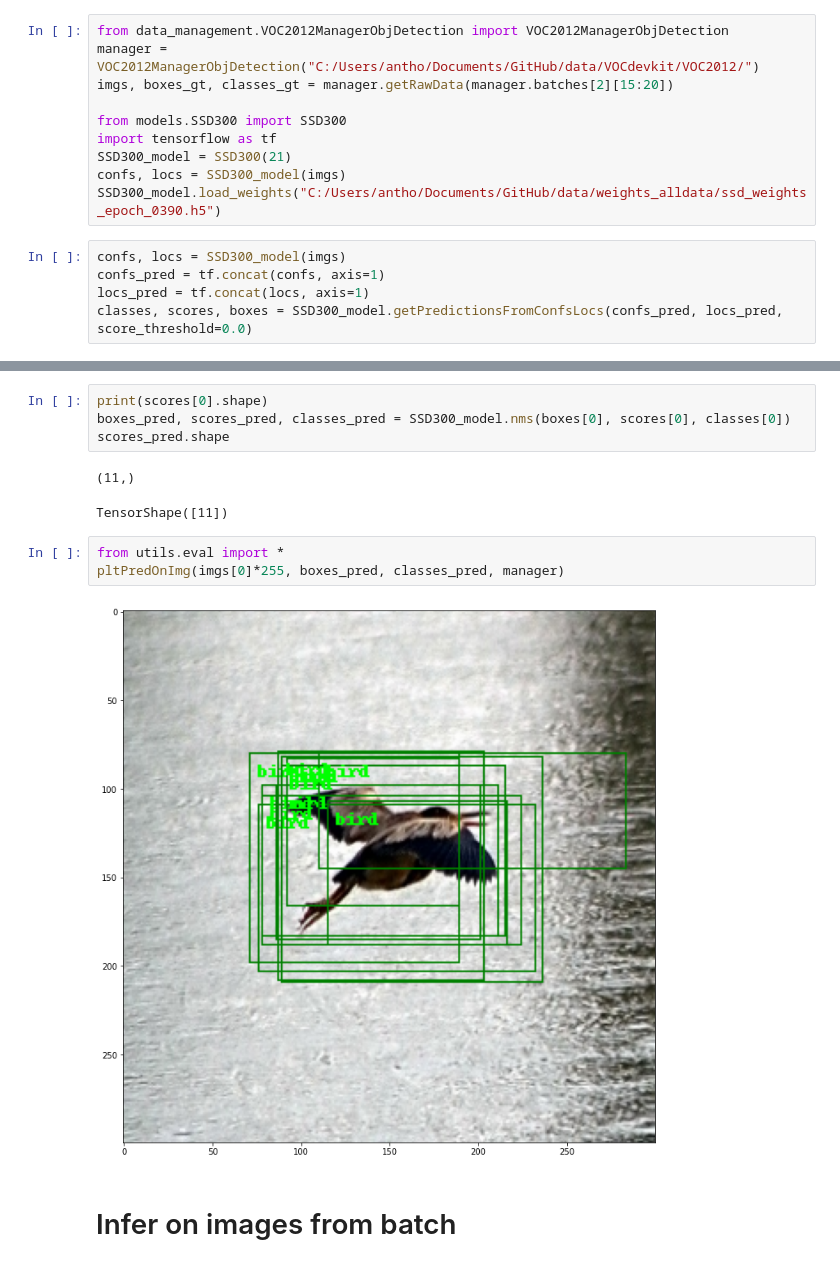
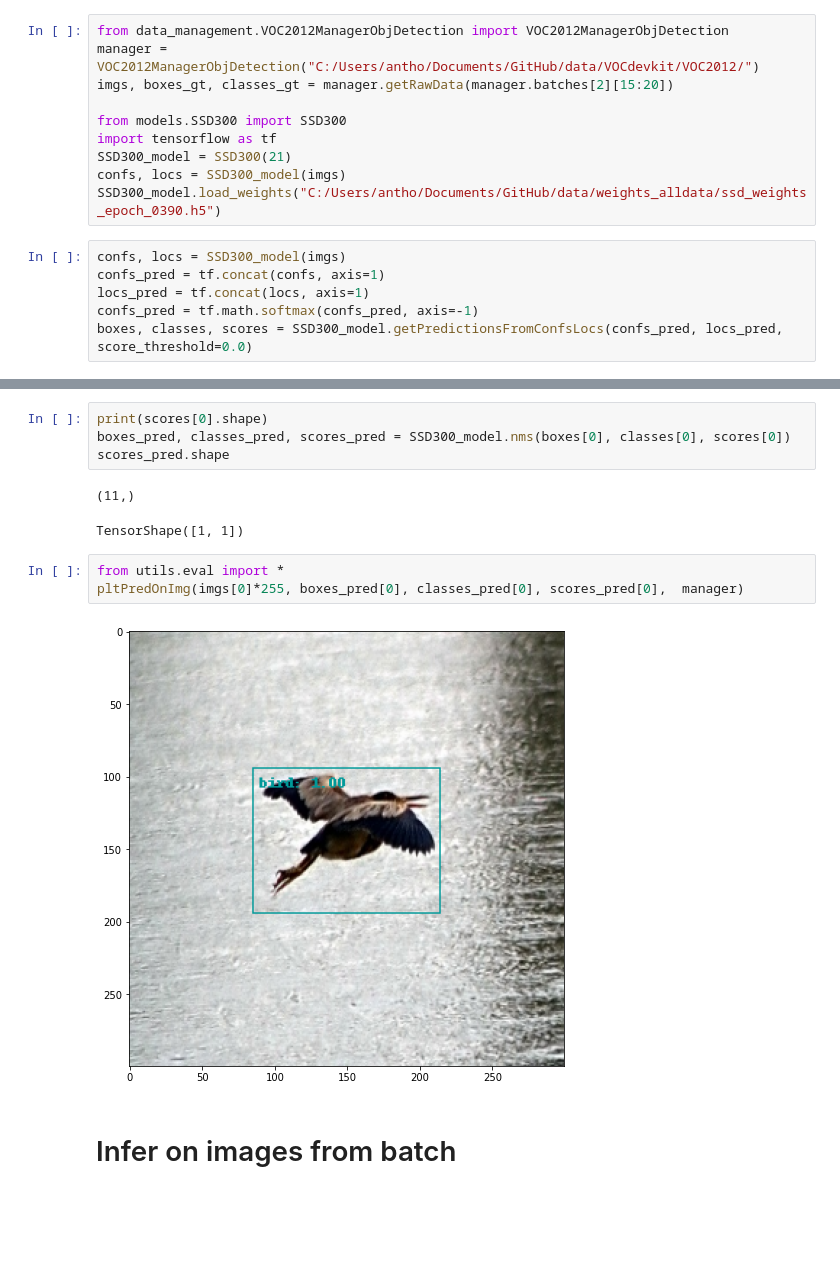
Before and after one commit to Apiquet/Tracking_SSD_ReID, a Jupyter notebook: test_SSD300.ipynb, the cells around one changed output, grey strips where cells are left out. Cells and saved outputs as stored; diff of their text form; blank space fills up the shorter version.

```diff
--- a/test_SSD300.ipynb
+++ b/test_SSD300.ipynb
@@ -132,4 +132,5 @@ SSD300_model.load_weights("C:/Users/antho/Documents/GitHub/data/weights_alldata/
 confs, locs = SSD300_model(imgs)
 confs_pred = tf.concat(confs, axis=1)
 locs_pred = tf.concat(locs, axis=1)
-classes, scores, boxes = SSD300_model.getPredictionsFromConfsLocs(confs_pred, locs_pred, score_threshold=0.0)
+confs_pred = tf.math.softmax(confs_pred, axis=-1)
+boxes, classes, scores = SSD300_model.getPredictionsFromConfsLocs(confs_pred, locs_pred, score_threshold=0.0)
@@ -136,15 +142,15 @@ classes, scores, boxes = SSD300_model.getPredictionsFromConfsLocs(confs_pred, lo
 # %%
 print(scores[0].shape)
-boxes_pred, scores_pred, classes_pred = SSD300_model.nms(boxes[0], scores[0], classes[0])
+boxes_pred, classes_pred, scores_pred = SSD300_model.nms(boxes[0], classes[0], scores[0])
 scores_pred.shape
 # %% [output]
 (11,)
-TensorShape([11])
+TensorShape([1, 1])
 # %%
 from utils.eval import *
-pltPredOnImg(imgs[0]*255, boxes_pred, classes_pred, manager)
+pltPredOnImg(imgs[0]*255, boxes_pred[0], classes_pred[0], scores_pred[0],  manager)
 # %% [output]
-[figure, old version]
+[figure, new version]
 # %% [markdown]
 # Infer on images from batch
 # %%
```
Also changed, not shown: parts of 2 cells of this notebook, 2 other files.
